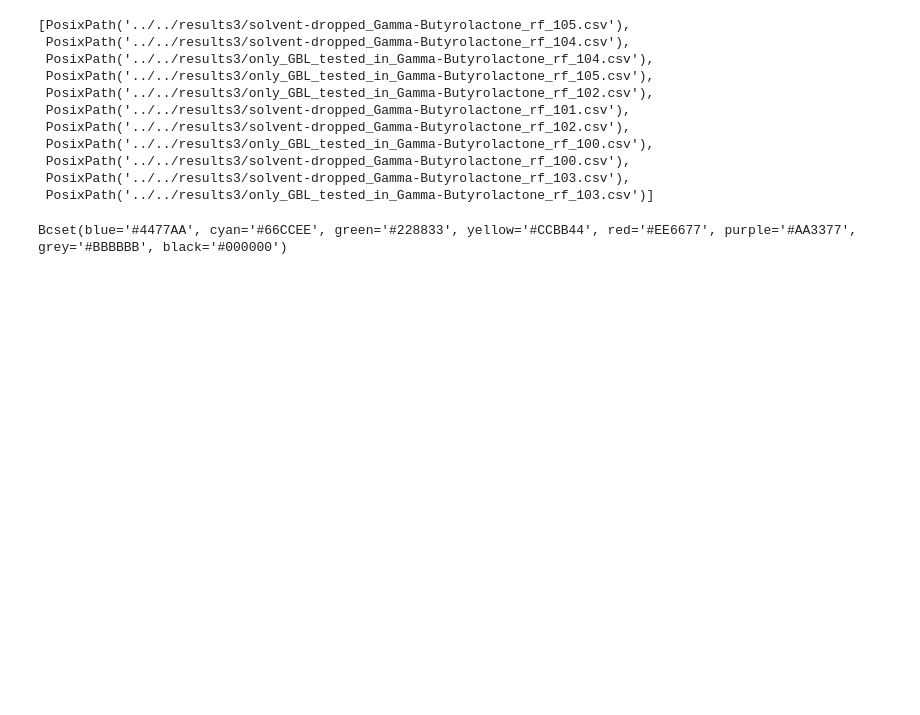
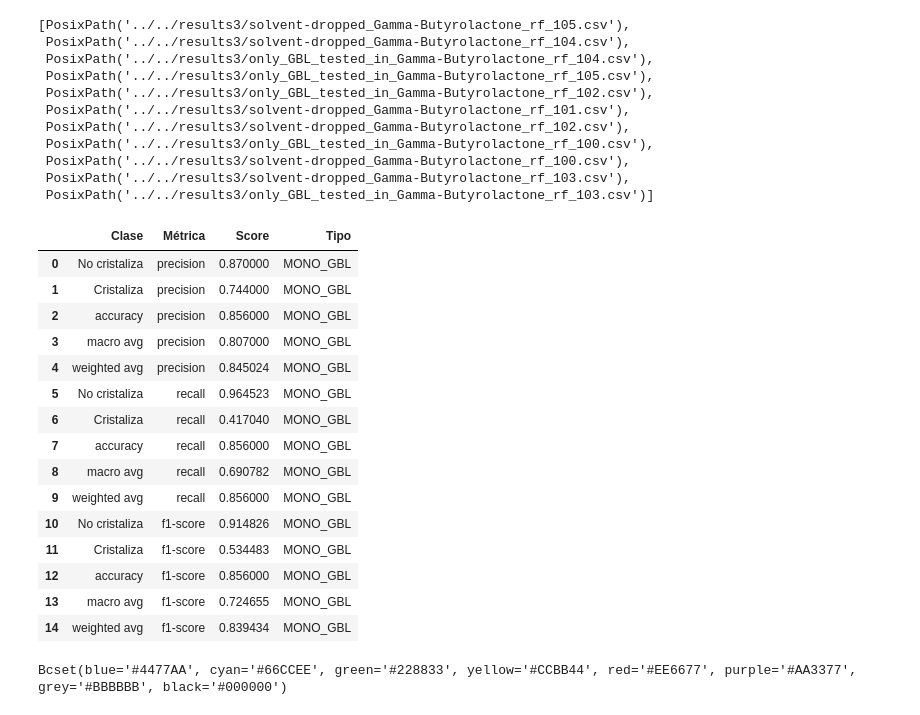
Before and after one commit to beluticona/licentiate-thesis-repo, a Jupyter notebook: notebooks/1-solvent-experiment/1.2-mbto-plot-comparing-solvent-models.ipynb, the cells around one changed output. Drawn from its saved outputs; the diff is of its cells as text; code cells hidden in the pictures; blank space fills up the shorter version.

```diff
--- a/notebooks/1-solvent-experiment/1.2-mbto-plot-comparing-solvent-models.ipynb
+++ b/notebooks/1-solvent-experiment/1.2-mbto-plot-comparing-solvent-models.ipynb
@@ -25,6 +25,7 @@ import matplotlib.patches as mpatches
 # %%
 solvent_exp_dir = Path("../../results2/")
 solvent_drop_dir = Path("../../results3/")
+solvent_exp_2 = Path("../../results_exp_2/")
 # %%
 solvents_inchies = [GBL_INCHI_KEY, DMSO_INCHI_KEY, DMF_INCHI_KEY]
 solvents = [INCHI_TO_CHEMNAME[inchie] for inchie in solvents_inchies]
@@ -58,8 +101,7 @@ files_drop_col_exp
  PosixPath('../../results3/solvent-dropped_Gamma-Butyrolactone_rf_103.csv'),
  PosixPath('../../results3/only_GBL_tested_in_Gamma-Butyrolactone_rf_103.csv')]
 # %%
-def load_melted_classi_report(path):
-    hue_1 = 'only_GBL'
+def load_melted_classi_report(path, experiment_tag):
     report_index = ['No cristaliza', 'Cristaliza', 'accuracy',
                     'macro avg', 'weighted avg']
     df = pd.read_csv(path)
@@ -68,6 +110,21 @@ def load_melted_classi_report(path):
                  value_vars=['precision', 'recall','f1-score', 'support'],
                  value_name='Score', var_name='Métrica'
                 )
-    df['Tipo'] = 'monosolvente (GBL) ' if hue_1 in path.as_posix() \
-                                        else 'multisolvente'
+    df["Tipo"] = experiment_tag
     return df
+
+def merge_files(files_dir, experiments_info):
+    experiments_data = []
+
+    for experiment_tag, exp_info in experiments_info.items():
+        keywords = exp_info["keywords"]
+        exp_files_list = load_files_containing(files_dir, key_words=keywords)
+
+        df_exp_data = pd.concat([load_melted_classi_report(file, experiment_tag) for file
+                                                        in exp_files_list],
+                                   axis=0)
+        experiments_data.append(df_exp_data)
+    #merge_class_report = merge_class_report[merge_class_report['Métrica'] != 'support']
+    #merge_class_report_by_class = merge_class_report.loc[merge_class_report['Clase']\
+    #                                            .isin(['No cristaliza','Cristaliza'])]
+    return pd.concat(experiments_data, axis=0)
@@ -83,3 +131,24 @@ def prepare_report_by_class(files_list):
+# %%
+df_exp2 = merge_files(solvent_exp_2, experiments_info)
+# %%
+df_exp2.head(15)
+# %% [output]
+|  | Clase | Métrica | Score | Tipo |
+| 0 | No cristaliza | precision | 0.870000 | MONO_GBL |
+| 1 | Cristaliza | precision | 0.744000 | MONO_GBL |
+| 2 | accuracy | precision | 0.856000 | MONO_GBL |
+| 3 | macro avg | precision | 0.807000 | MONO_GBL |
+| 4 | weighted avg | precision | 0.845024 | MONO_GBL |
+| 5 | No cristaliza | recall | 0.964523 | MONO_GBL |
+| 6 | Cristaliza | recall | 0.417040 | MONO_GBL |
+| 7 | accuracy | recall | 0.856000 | MONO_GBL |
+| 8 | macro avg | recall | 0.690782 | MONO_GBL |
+| 9 | weighted avg | recall | 0.856000 | MONO_GBL |
+| 10 | No cristaliza | f1-score | 0.914826 | MONO_GBL |
+| 11 | Cristaliza | f1-score | 0.534483 | MONO_GBL |
+| 12 | accuracy | f1-score | 0.856000 | MONO_GBL |
+| 13 | macro avg | f1-score | 0.724655 | MONO_GBL |
+| 14 | weighted avg | f1-score | 0.839434 | MONO_GBL |
 # %%
 def plot_biboxplot(merge_class_report_by_class):
     plot_title = "../../figures/boxplot_multisolvent_exp_same_testingset.pdf"
```
Also changed, not shown: parts of 7 cells of this notebook, 16 other files.
